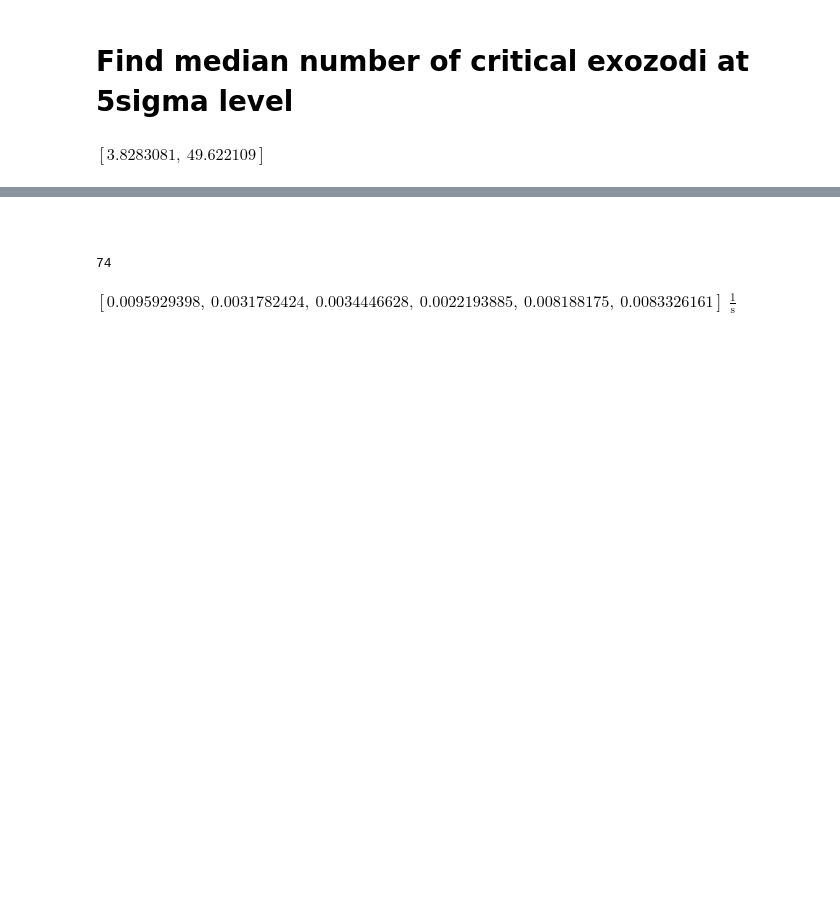
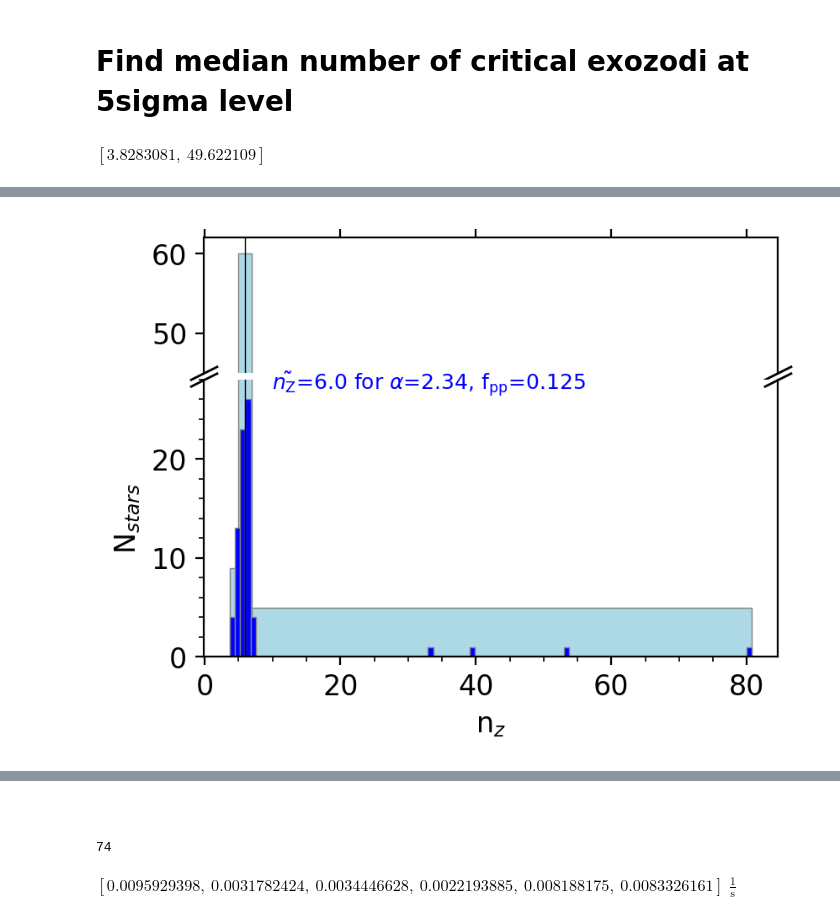
Before and after one commit to douglase/exozodi_exosims_sensitivity, a Jupyter notebook: ExozodiSensitivityEXOSIMS.ipynb, the cells around one changed output, grey strips where cells are left out. Cells and saved outputs as stored; diff of their text form; code cells hidden in the pictures; blank space fills up the shorter version.

```diff
--- a/ExozodiSensitivityEXOSIMS.ipynb
+++ b/ExozodiSensitivityEXOSIMS.ipynb
@@ -896,0 +835,93 @@ WARNING: p0 does not seem to accurately represent the false positive rate for ev
+# %%
+from astropy.visualization import hist
+# If we were to simply plot pts, we'd lose most of the interesting
+# details due to the outliers. So let's 'break' or 'cut-out' the y-axis
+# into two portions - use the top (ax1) for the outliers, and the bottom
+# (ax2) for the details of the majority of our data
+
+fig, (ax1, ax2) = plt.subplots(2, 1, sharex=True,figsize=[4.4,3.3],dpi=200)
+
+ax1 = plt.subplot2grid((3, 1), (0, 0))
+ax2 = plt.subplot2grid((3, 1), (1, 0),rowspan=2)
+
+fig.subplots_adjust(hspace=0.05)  # adjust space between axes
+
+# plot the same data on both axes
+
+
+
+hist1=hist(nz_detectionNZFin,bins='blocks',linewidth=".5",histtype='bar',ec='gray',
+           color="lightblue",ax=ax1,
+          )
+
+hist1=hist(nz_detectionNZFin,bins='blocks',linewidth=".5",histtype='bar',ec='gray',
+           color="lightblue",ax=ax2,
+          )
+
+# zoom-in / limit the view to different portions of the data
+ax1.set_ylim(45, hist1[0].max()+2)  # outliers only
+ax2.set_ylim(0,28 )  # most of the data
+
+# hide the spines between ax and ax2
+ax1.spines['bottom'].set_visible(False)
+ax2.spines['top'].set_visible(False)
+ax1.xaxis.tick_top()
+ax1.tick_params(labeltop=False)  # don't put tick labels at the top
+ax2.xaxis.tick_bottom()
+
+# Now, let's turn towards the cut-out slanted lines.
+# We create line objects in axes coordinates, in which (0,0), (0,1),
+# (1,0), and (1,1) are the four corners of the axes.
+# The slanted lines themselves are markers at those locations, such that the
+# lines keep their angle and position, independent of the axes size or scale
+# Finally, we need to disable clipping.
+
+d = .5  # proportion of vertical to horizontal extent of the slanted line
+kwargs = dict(marker=[(-1, -d), (1, d)], markersize=12,
+              linestyle="none", color='k', mec='k', mew=1, clip_on=False)
+ax1.plot([0, 1], [0, 0], transform=ax1.transAxes, **kwargs)
+ax2.plot([0, 1], [1, 1], transform=ax2.transAxes, **kwargs)
+
+
+
+ax1.plot([np.nanmedian(nz_detectionNZFin),np.nanmedian(nz_detectionNZFin)],
+         [0,hist1[0].max()+5],
+        color="black",#label="Outer HZ"
+         linewidth=0.5
+        )
+
+ax2.plot([np.nanmedian(nz_detectionNZFin),np.nanmedian(nz_detectionNZFin)],
+         [0,hist1[0].max()+5],
+        color="black",#label="Outer HZ"
+         linewidth=0.5
+        )
+
+
+
+hist1=hist(nz_detectionNZFin,linewidth=".5",histtype='bar',ec='gray',
+           color="blue",bins=100,
+          )
+
+ax2.text((np.nanmedian(nz_detectionNZFin))+4, hist1[0].max()+1,
+         str(r"$\tilde{n_{\rm Z}}$=%.1f"%(np.nanmedian(nz_detectionNZFin))
+             +r" for $\alpha$="+str(alphaZ))+r", f$_{\rm pp}$=%.3f "%(f_pp),
+         fontsize=9,color="blue", )
+
+
+         #" \n $n_{sys}$=%.1i"%(nz_critOuterFin.size)
+
+
+
+
+plt.xlabel("n$_{z}$")
+#plt.legend()
+#plt.xlim([0,200])
+#plt.xscale('symlog', linthreshy=2000)
+plt.ylabel("N$_{stars}$")
+plt.minorticks_on()
+plt.savefig("WFIRST-CGI-disks-Uno/sensitivity_%isigma"%(SNR)
+            +str(alphaZ).replace(".","_")+"alpha"
+            +mode["systName"]+"split.pdf",
+            bbox_inches="tight")
+#hist1[0].sum(),hist2[0].sum()
+# %% [output]
@@ -896,0 +929 @@ WARNING: p0 does not seem to accurately represent the false positive rate for ev
+[figure, added]
```
Also changed, not shown: parts of 23 cells of this notebook.
